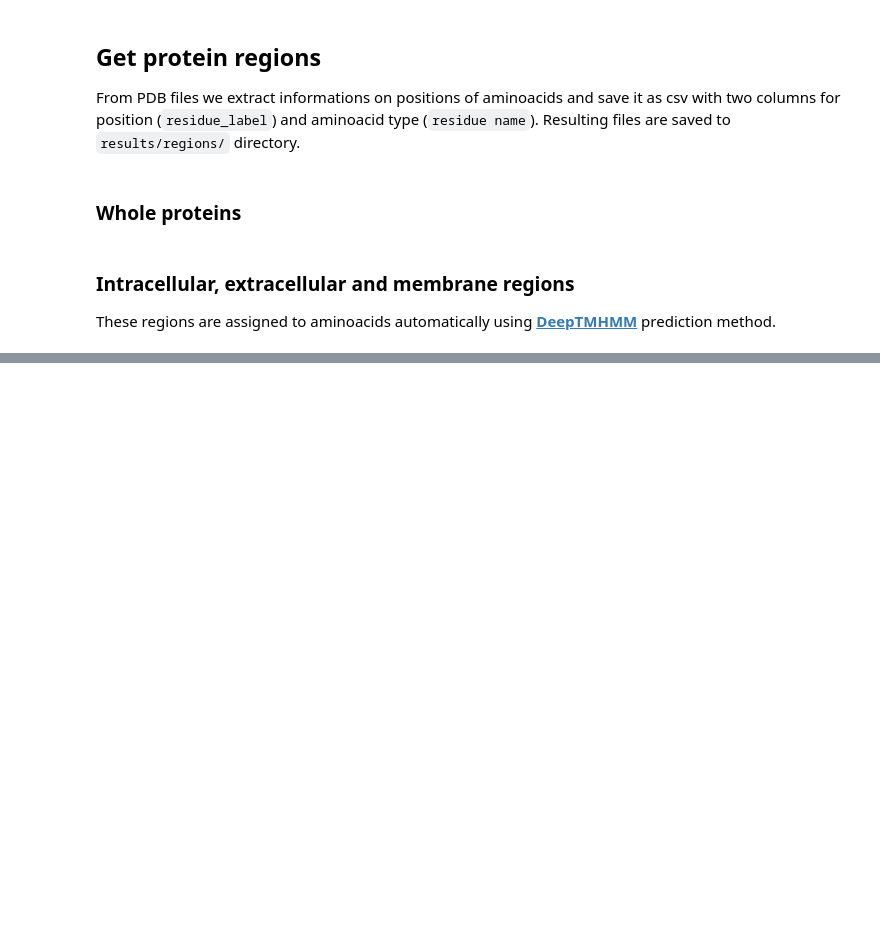
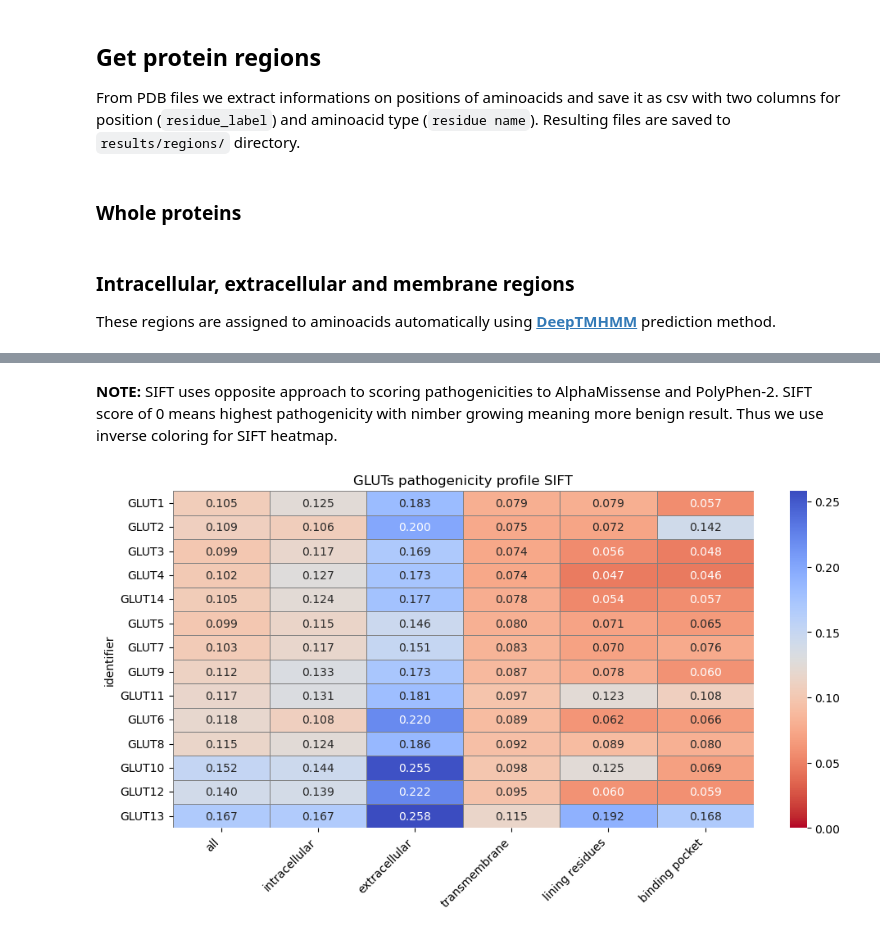
Before and after one commit to DominikMartinat/GLUT_pathogenicity_analysis, a Jupyter notebook: unified_workflow.ipynb, the cells around one changed output, grey strips where cells are left out. Saved outputs shown, nothing was run; the diff lists cells and outputs as text; code cells hidden in the pictures; blank space fills up the shorter version.

```diff
--- a/unified_workflow.ipynb
+++ b/unified_workflow.ipynb
@@ -204,0 +394,8 @@ get_extramembrane_parts(DTM_DIR / 'O95528.3line')
+# %% [markdown]
+**NOTE:** SIFT uses opposite approach to scoring pathogenicities to AlphaMissense and PolyPhen-2. SIFT score of 0 means highest pathogenicity with nimber growing meaning more benign result. Thus we use inverse coloring for SIFT heatmap.
+# %%
+#create heatmaps
+#sift
+analysis.crate_heatmap(SI_DIR / 'united_averages.csv', 'SIFT', RES_DIR / 'SIFT_pathogenicity_heatmap.png', inverse_color = True)
+# %% [output]
+[figure, added]
```
Also changed, not shown: parts of 35 cells of this notebook.
